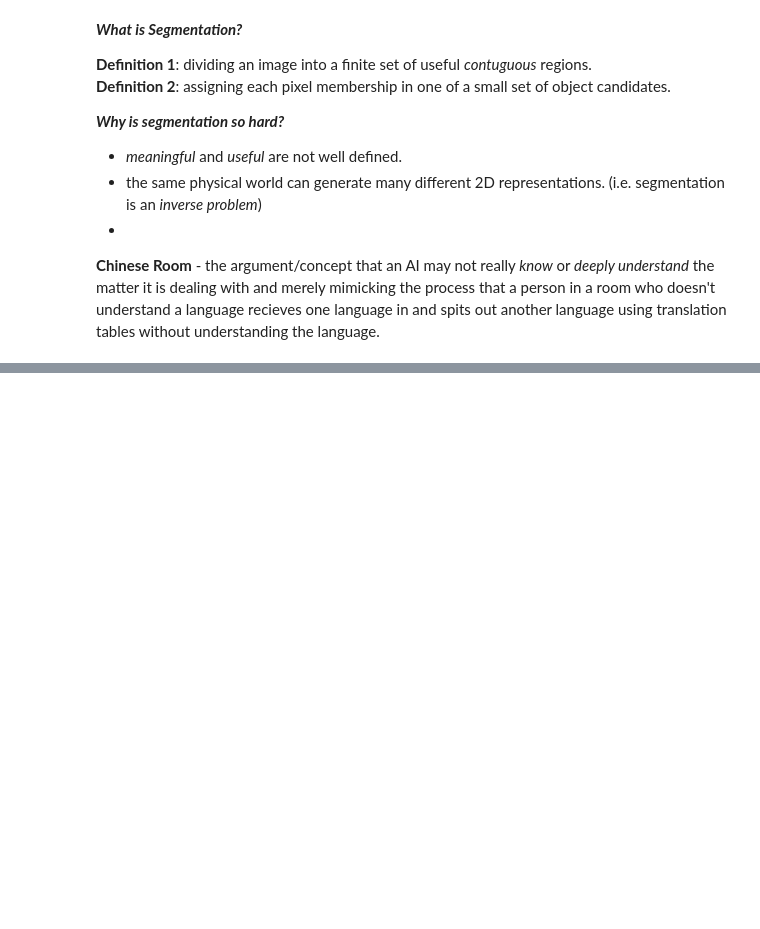
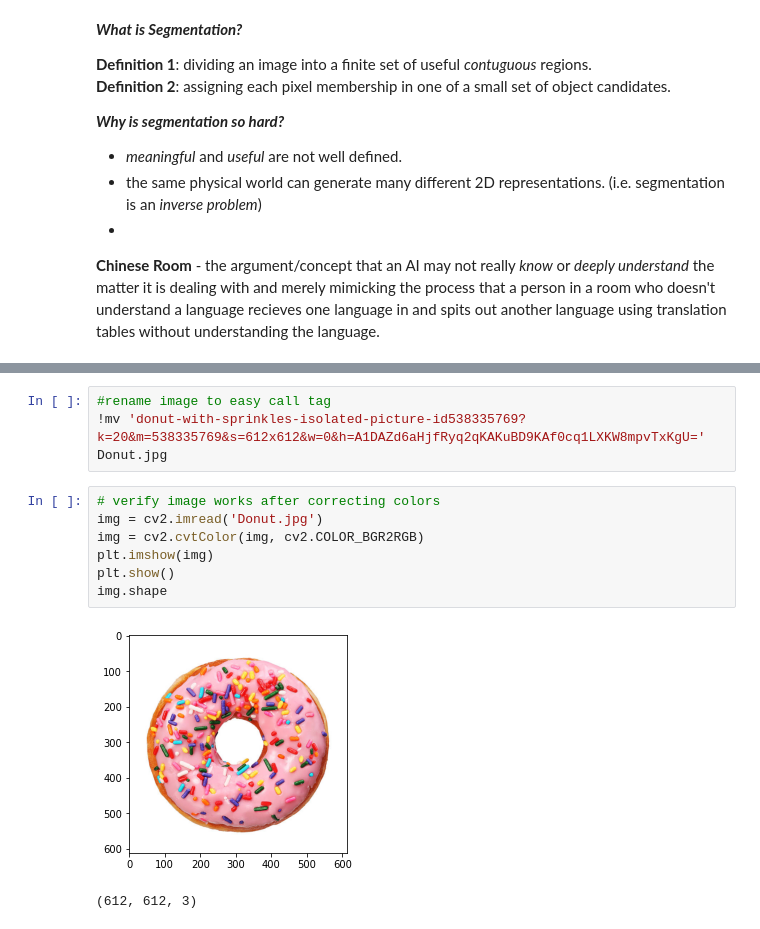
Before and after one commit to Jordan3448/ComputerVision, a Jupyter notebook: Segmentation.ipynb, the cells around one changed output, grey strips where cells are left out. Drawn from its saved outputs; the diff is of its cells as text; blank space fills up the shorter version.

```diff
--- a/Segmentation.ipynb
+++ b/Segmentation.ipynb
@@ -15,0 +39,13 @@
+# %%
+#rename image to easy call tag
+!mv 'donut-with-sprinkles-isolated-picture-id538335769?k=20&m=538335769&s=612x612&w=0&h=A1DAZd6aHjfRyq2qKAKuBD9KAf0cq1LXKW8mpvTxKgU=' Donut.jpg
+# %%
+# verify image works after correcting colors
+img = cv2.imread('Donut.jpg')
+img = cv2.cvtColor(img, cv2.COLOR_BGR2RGB)
+plt.imshow(img)
+plt.show()
+img.shape
+# %% [output]
+[figure, added]
+(612, 612, 3)
```
Also changed, not shown: parts of 5 cells of this notebook.
